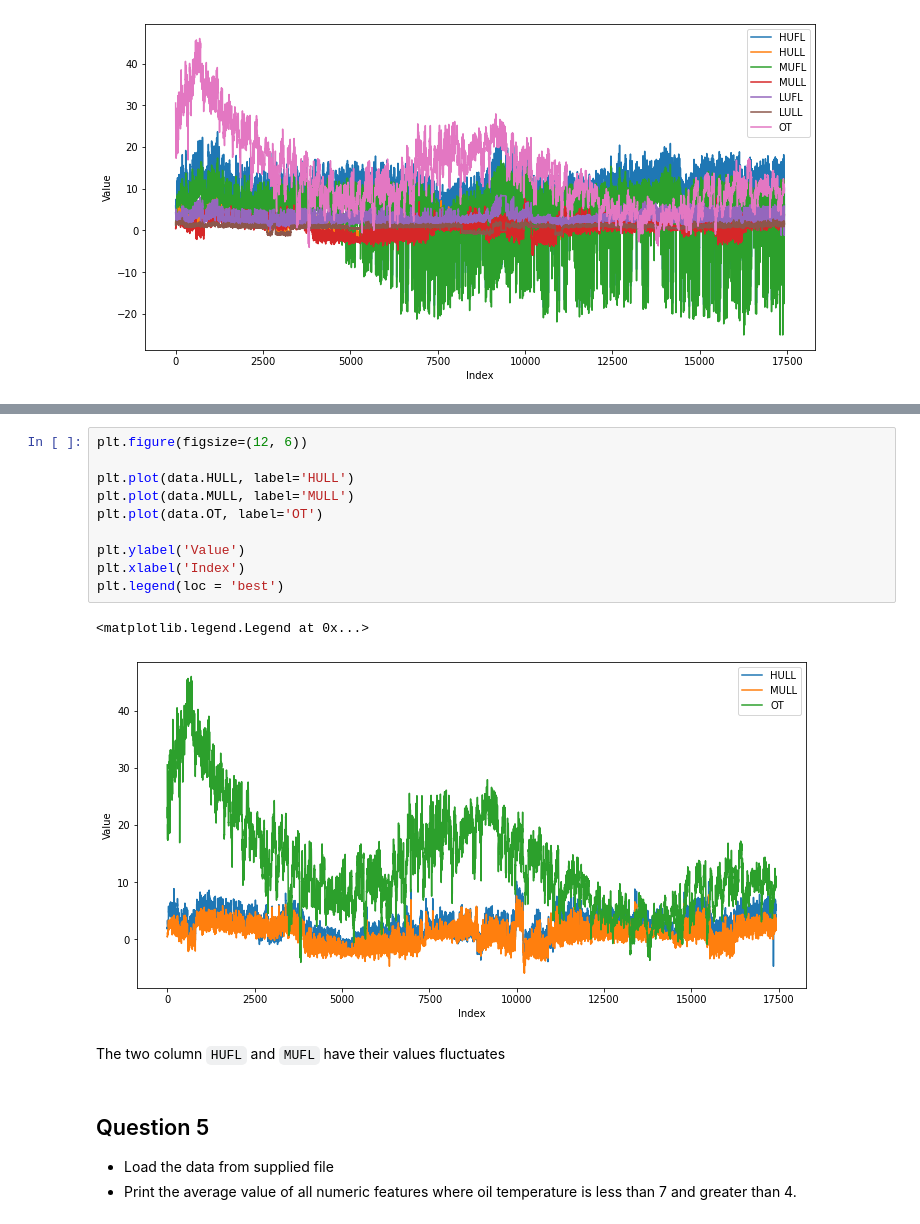
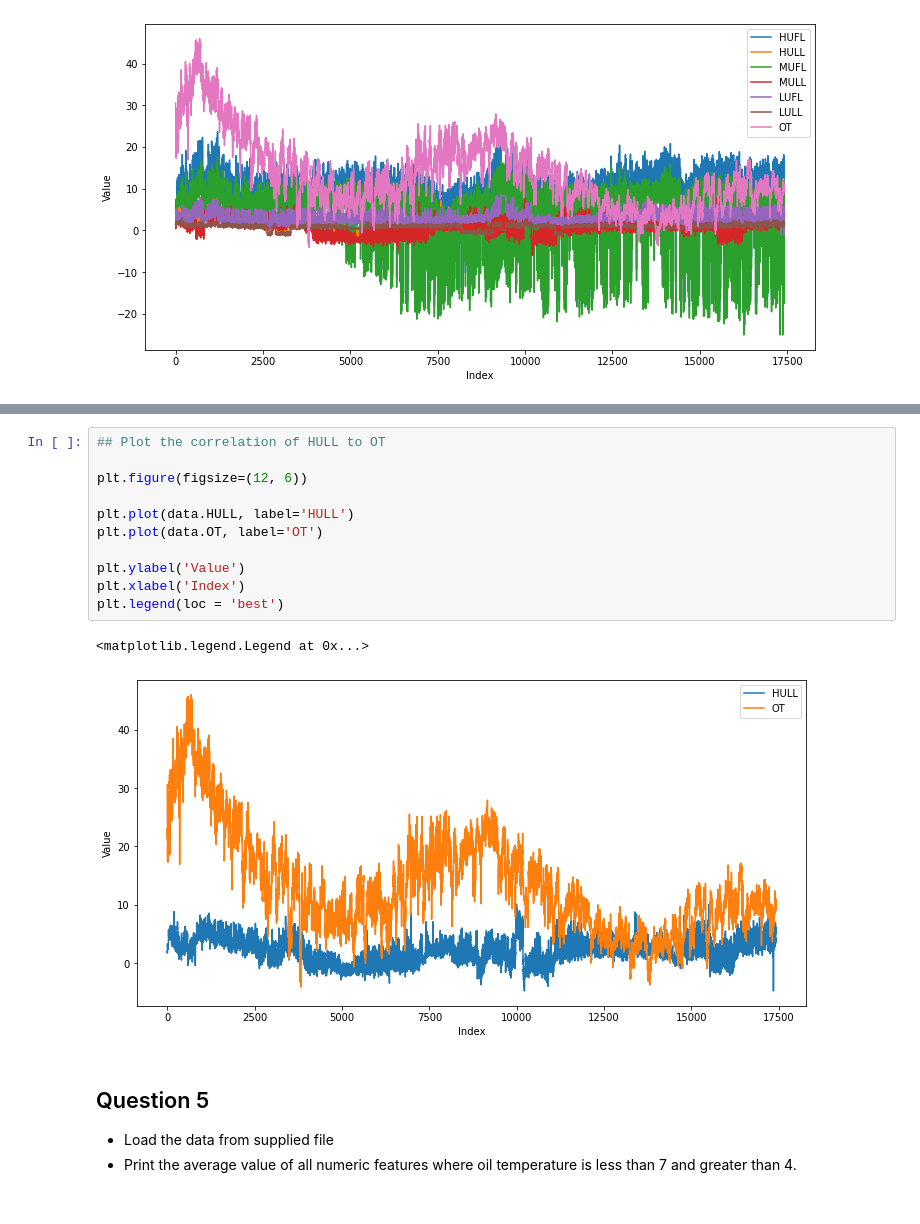
Before and after one commit to NNCT2904/SIT720-MachineLearning, a Jupyter notebook: Assignment1/assignment1.ipynb, the cells around one changed output, grey strips where cells are left out. Drawn from its saved outputs; the diff is of its cells as text.

```diff
--- a/Assignment1/assignment1.ipynb
+++ b/Assignment1/assignment1.ipynb
@@ -139,18 +182,17 @@ plt.legend(loc = 'best')
 # %%
+## Plot the correlation of HULL to OT
+
 plt.figure(figsize=(12, 6))
 
 plt.plot(data.HULL, label='HULL')
-plt.plot(data.MULL, label='MULL')
 plt.plot(data.OT, label='OT')
 
 plt.ylabel('Value')
 plt.xlabel('Index')
 plt.legend(loc = 'best')
 # %% [output]
 <matplotlib.legend.Legend at 0x...>
-[figure, old version]
+[figure, new version]
-# %% [markdown]
-The two column `HUFL` and `MUFL` have their values fluctuates
 # %% [markdown]
 ## Question 5
 - Load the data from supplied file
```
Also changed, not shown: parts of 20 cells of this notebook, 1 other file.
